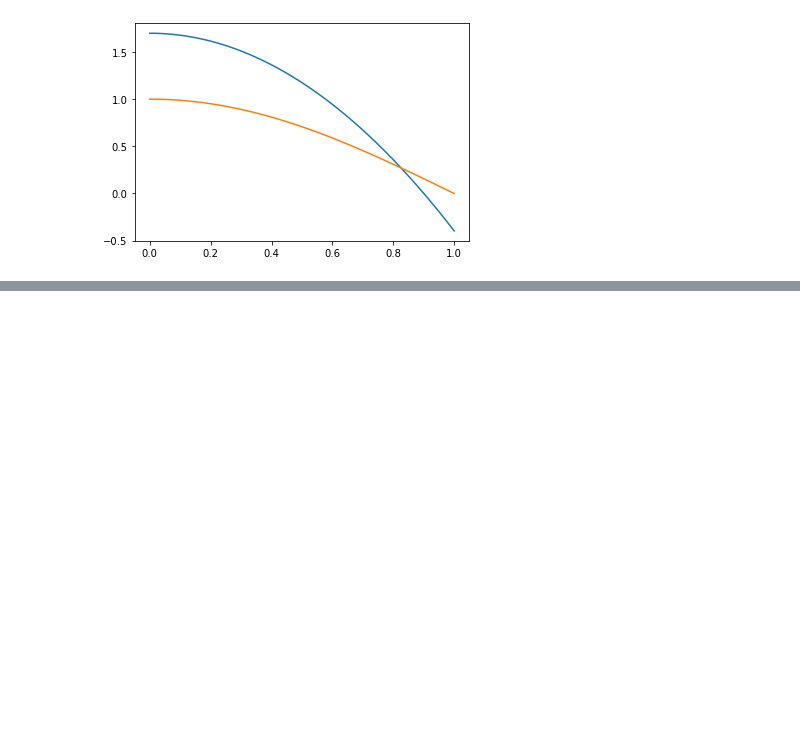
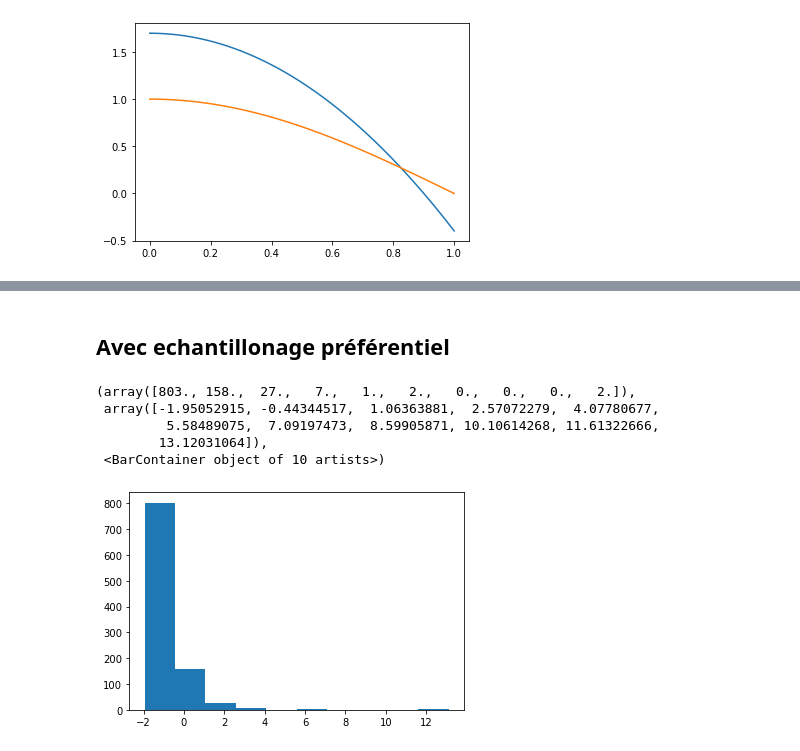
Before and after one commit to PaulAntoineLeveilley/filtrage-bay-sien, a Jupyter notebook: tp 1.ipynb, the cells around one changed output, grey strips where cells are left out. Drawn from its saved outputs; the diff is of its cells as text; code cells hidden in the pictures; blank space fills up the shorter version.

```diff
--- a/tp 1.ipynb
+++ b/tp 1.ipynb
@@ -38,10 +44,11 @@ Par importance sampling
 # %%
 def developement_limite_g(x):
+    """DL de g en 0"""
     return(1 - ((math.pi*x)**2)/8 )
 
 def q_tilde(x):
+    """q_tilde"""
     facteur_normalisation, err = quad(developement_limite_g,0,1)
-    # print(facteur_normalisation)
     return(developement_limite_g(x)/facteur_normalisation)
 # %% [markdown]
 Affichage de g et de son DL en 0
@@ -106,0 +105,31 @@ NameError: name 'integrande_var_theo' is not defined
+# %%
+warnings.filterwarnings("ignore")
+
+def integrande_var_theo(q_tilde):
+        return(lambda x :g(x)*g(x)/q_tilde(x))
+
+def importance_sampling(q_tilde) :
+    simulation = simulation_mu_n(iterations_mc,taille_echantillon,generateur_d_estimateur(q_tilde))
+    estimateur = simulation["estimation"]
+    proba_acceptation = simulation["acceptation"]
+    variance_emp_2 = np.var(estimateur)
+    print("variance empirique importance sampling : " + str(variance_emp_2))
+    print("estimation de la probabilité d'acceptation : "+ str(np.mean(proba_acceptation)))
+
+    # variance theorique
+
+
+    integrale,err = quad(integrande_var_theo(q_tilde),0,1)
+
+    # calcul de la variance théorique
+    variance_theo_2 = (integrale-4/((math.pi)**2))/taille_echantillon
+    print("--------------")
+    print("variance théorique : "+ str(variance_theo_2))
+
+    #calcul de la probabilité d'acceptation
+    print("Probabilité d'acceptation théorique : "+str(1/q_tilde(0)))
+
+    #comparaison des deux méthodes
+    print("--------------")
+    print("rapport des variances  empiriques des 2 méthodes : " +str(variance_emp_2/variance_emp_1) )
+    print("rapport des variances  theoriques des 2 méthodes : " +str(variance_theo_2/variance_theo_1) )
@@ -106,0 +195,16 @@ NameError: name 'integrande_var_theo' is not defined
+# %% [markdown]
+## Avec echantillonage préférentiel
+# %%
+mu = 2/math.pi
+integrale,err = quad(integrande_var_theo(q_tilde),0,1)
+sigma = np.sqrt(integrale-4/((math.pi)**2))
+simulation = simulation_mu_n(iterations_mc,taille_echantillon,generateur_d_estimateur(q_tilde))["estimation"]
+normalisation = np.sqrt(taille_echantillon)*(simulation-mu)/sigma
+plt.hist(normalisation)
+# %% [output]
+(array([803., 158.,  27.,   7.,   1.,   2.,   0.,   0.,   0.,   2.]),
+ array([-1.95052915, -0.44344517,  1.06363881,  2.57072279,  4.07780677,
+         5.58489075,  7.09197473,  8.59905871, 10.10614268, 11.61322666,
+        13.12031064]),
+ <BarContainer object of 10 artists>)
+[figure, added]
```
Also changed, not shown: parts of 19 cells of this notebook.
